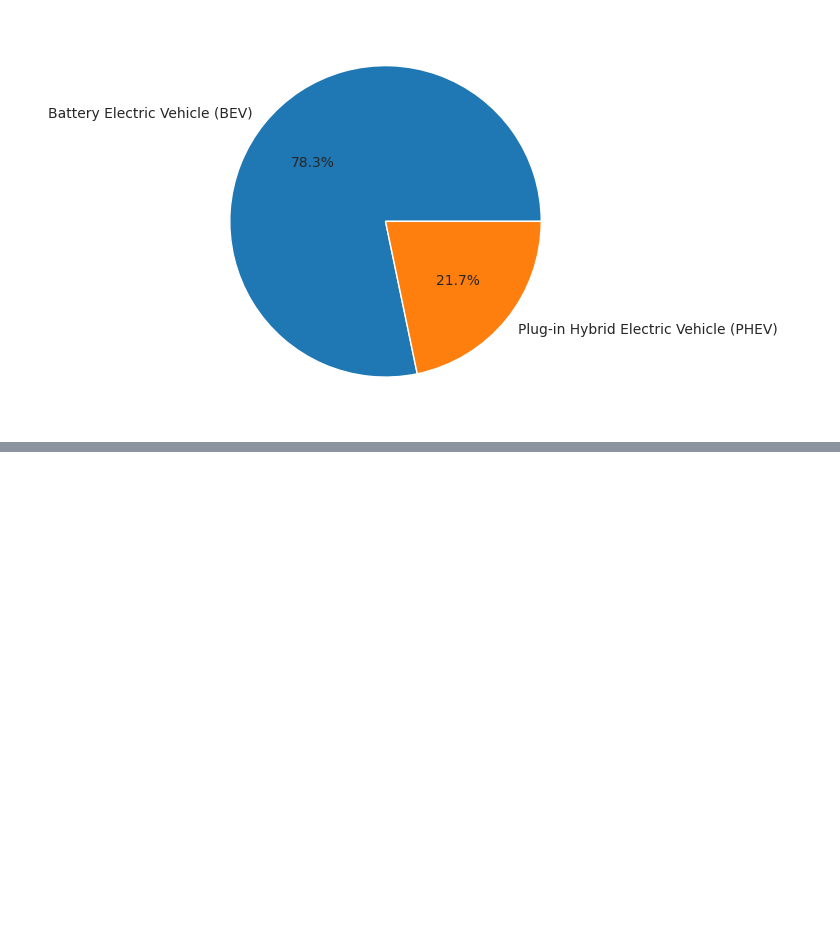
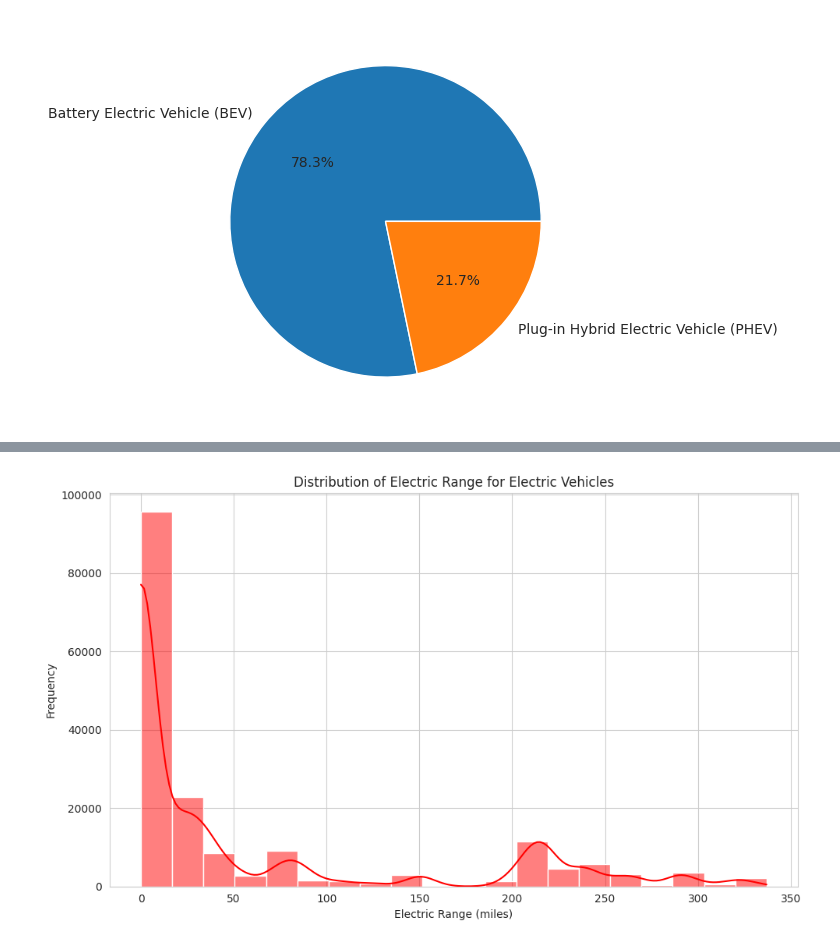
Before and after one commit to tushar-badlani/nnfl-project, a Jupyter notebook: EVsales.ipynb, the cells around one changed output, grey strips where cells are left out. Saved outputs shown, nothing was run; the diff lists cells and outputs as text; code cells hidden in the pictures; blank space fills up the shorter version.

```diff
--- a/EVsales.ipynb
+++ b/EVsales.ipynb
@@ -186,0 +220,11 @@ plt.show()
+# %%
+plt.figure(figsize=(10, 6))
+sns.histplot(df['Electric Range'], bins=20, kde=True, color='red')
+plt.xlabel('Electric Range (miles)')
+plt.ylabel('Frequency')
+plt.title('Distribution of Electric Range for Electric Vehicles')
+plt.grid(True)
+plt.tight_layout()
+plt.show()
+# %% [output]
+[figure, added]
```
Also changed, not shown: parts of 36 cells of this notebook.
